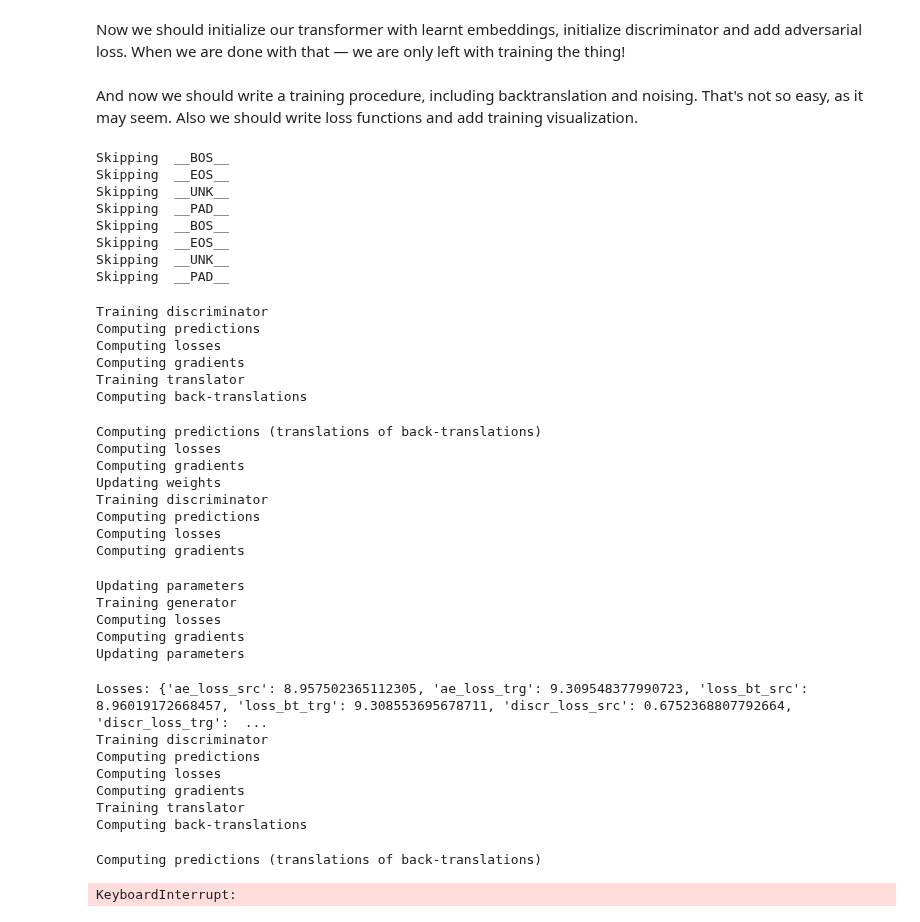
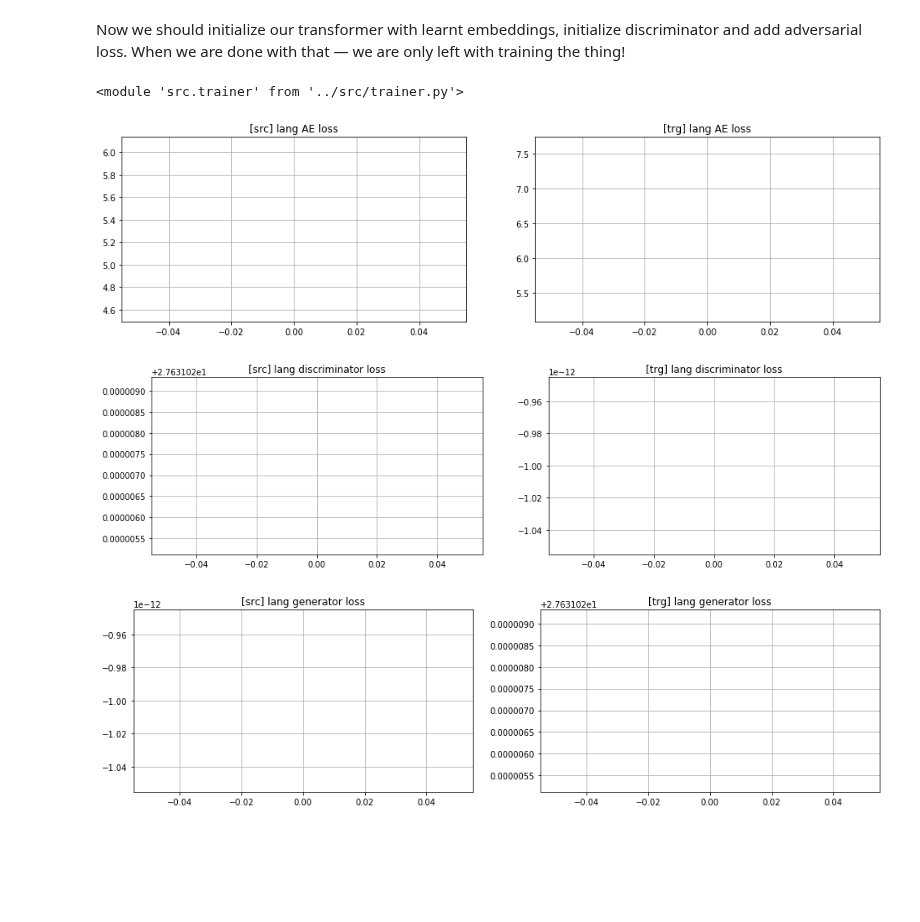
Before and after one commit to universome/text-style-transfer, a Jupyter notebook: notebooks/unsupervised-mt.ipynb, the cells around one changed output. Saved outputs shown, nothing was run; the diff lists cells and outputs as text; code cells hidden in the pictures; blank space fills up the shorter version.

Commit message:
feat: trainer runs without fails

```diff
--- a/notebooks/unsupervised-mt.ipynb
+++ b/notebooks/unsupervised-mt.ipynb
@@ -47,4 +34,0 @@ train_trg_idx = [[vocab_trg.token2id.get(t, vocab_trg.unk) for t in s] for s in
-# %% [markdown]
-And now we should write a training procedure, including backtranslation and noising.
-That's not so easy, as it may seem.
-Also we should write loss functions and add training visualization.
@@ -51,65 +51,56 @@ Also we should write loss functions and add training visualization.
+# %%
+from importlib import reload
+import src.trainer
+reload(src.trainer)
+# %% [output]
+<module 'src.trainer' from '../src/trainer.py'>
 # %%
 import torch
 import torch.nn as nn
 from torch.autograd import Variable
 from torch.optim import Adam, RMSprop
 from tqdm import tqdm
+tqdm.monitor_interval = 0
 
+%matplotlib inline
+
+from src.trainer import Trainer
 from src.utils.umt_batcher import UMTBatcher
 import src.transformer.constants as constants
 
 use_cuda = torch.cuda.is_available()
 
 def reconstruction_criterion(vocab_size):
     ''' With PAD token zero weight '''
     weight = torch.ones(vocab_size)
     weight[constants.PAD] = 0
 
     return nn.CrossEntropyLoss(weight)
 
-
-ae_criterion_src = reconstruction_criterion(len(vocab_src))
-ae_criterion_trg = reconstruction_criterion(len(vocab_trg))
-translation_criterion_src_to_trg = reconstruction_criterion(len(vocab_trg))
-translation_criterion_trg_to_src = reconstruction_criterion(len(vocab_src))
+reconstruct_src_criterion = reconstruction_criterion(len(vocab_src))
+reconstruct_trg_criterion = reconstruction_criterion(len(vocab_trg))
 adv_criterion = nn.BCELoss()
 
 transformer_optimizer = Adam(transformer.get_trainable_parameters(), lr=3e-4, betas=(0.5, 0.999))
 discriminator_optimizer = RMSprop(discriminator.parameters(), lr=5e-4)
+
+training_data = UMTBatcher(train_src_idx[:8], train_trg_idx[:8], vocab_src,
+                           vocab_trg, batch_size=2, shuffle=True)
+val_data = UMTBatcher(val_src_idx[:2], val_trg_idx[:2], vocab_src,
+                      vocab_trg, batch_size=2, shuffle=True)
+
+training_config = {
+    'max_num_epochs': 5,
+    'start_bt_from_epoch': 1
+}
+
+trainer = Trainer(transformer, discriminator,
+                  transformer_optimizer, discriminator_optimizer,
+                  reconstruct_src_criterion, reconstruct_trg_criterion, adv_criterion,
+                  training_config)
+
+trainer.run_training(training_data, val_data, plot_every=10)
 # %% [output]
-Skipping  __BOS__
-Skipping  __EOS__
-Skipping  __UNK__
-Skipping  __PAD__
-Skipping  __BOS__
-Skipping  __EOS__
-Skipping  __UNK__
-Skipping  __PAD__
-Training discriminator
-Computing predictions
-Computing losses
-Computing gradients
-Training translator
-Computing back-translations
-Computing predictions (translations of back-translations)
-Computing losses
-Computing gradients
-Updating weights
-Training discriminator
-Computing predictions
-Computing losses
-Computing gradients
-Updating parameters
-Training generator
-Computing losses
-Computing gradients
-Updating parameters
-Losses: {'ae_loss_src': 8.957502365112305, 'ae_loss_trg': 9.309548377990723, 'loss_bt_src': 8.96019172668457, 'loss_bt_trg': 9.308553695678711, 'discr_loss_src': 0.6752368807792664, 'discr_loss_trg':  ...
-Training discriminator
-Computing predictions
-Computing losses
-Computing gradients
-Training translator
-Computing back-translations
-Computing predictions (translations of back-translations)
-KeyboardInterrupt:
+[figure, added]
+[figure, added]
+[figure, added]
```
Also changed, not shown: parts of 4 cells of this notebook, 2 other files.
